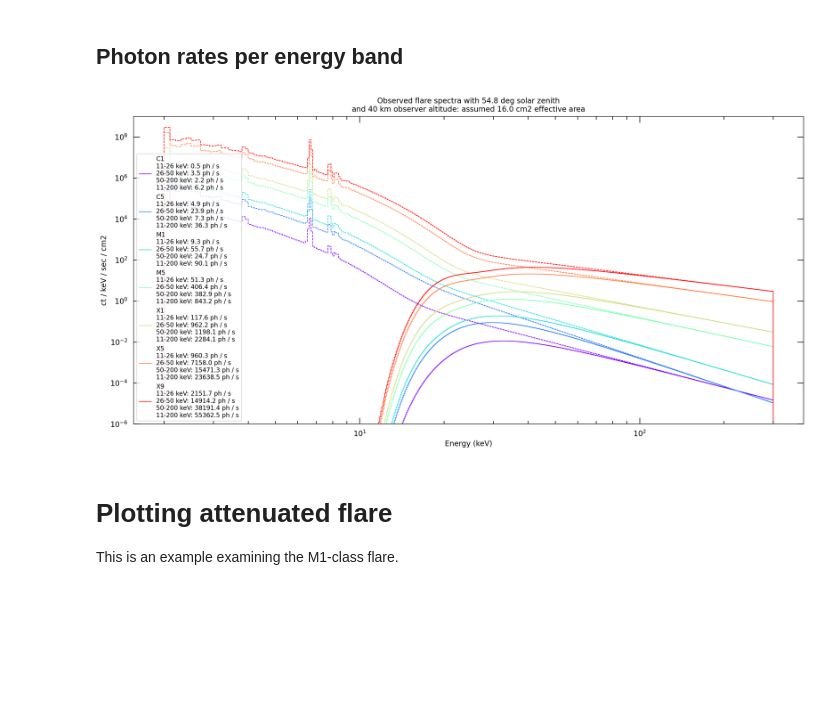
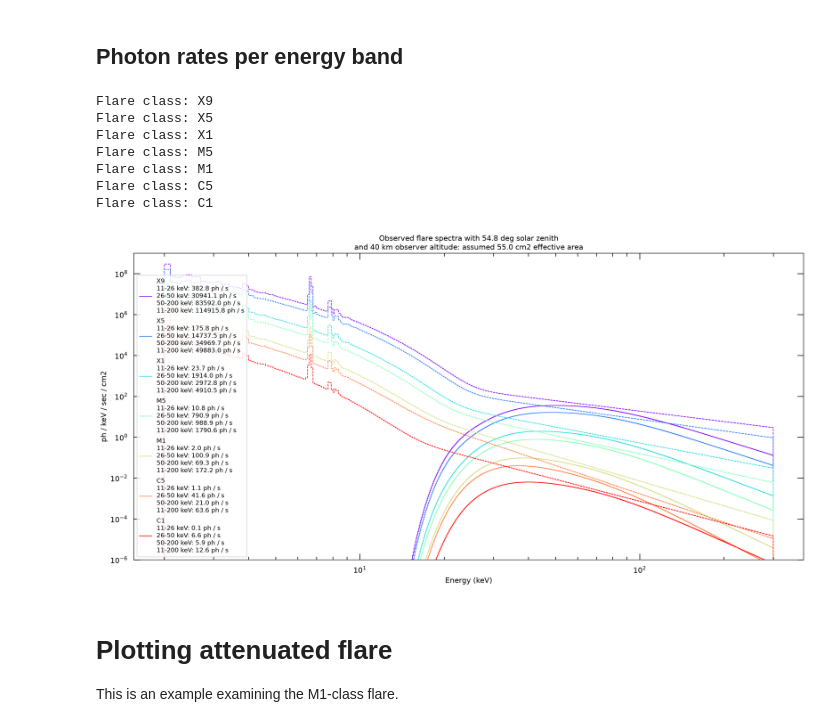
Before and after one commit to umn-impish/analytical-detector-sim, a Jupyter notebook: projects/impish-piggyback/mission_photon_requirements.ipynb, the cells around one changed output. Drawn from its saved outputs; the diff is of its cells as text; code cells hidden in the pictures; blank space fills up the shorter version.

```diff
--- a/projects/impish-piggyback/mission_photon_requirements.ipynb
+++ b/projects/impish-piggyback/mission_photon_requirements.ipynb
@@ -204,43 +239,79 @@ plt.show()
 # %% [markdown]
 ## Photon rates per energy band
 # %%
-flares = ["C1", "C5", "M1", "M5", "X1", "X5", "X9"]
-fig, ax = plt.subplots(figsize=(16, 8), layout="constrained")
+flare_classes = ["C1", "C5", "M1", "M5", "X1", "X5", "X9"]
 colors = plt.cm.rainbow(np.linspace(0, 1, len(flares)))
+with plt.style.context(style_file):
+    fig, ax = plt.subplots(figsize=(16, 8), layout="constrained")
 
-for i, flare in enumerate(flares):
-    file = os.path.join(in_dir, f"{flare}-layer-attenuation-zenith54.8deg/40.0km.pkl")
+for i, flare_class in enumerate(reversed(flare_classes)):
+    print("Flare class:", flare_class)
+    file = os.path.join(
+        in_dir, f"{flare_class}-layer-attenuation-zenith54.8deg/transmissions.pkl"
+    )
     with open(file, "rb") as infile:
-        attenuated = pickle.load(infile)
+        transmission_data = pickle.load(infile)
 
-    label = f"{flare}"
+    flare: flares.Flare = transmission_data["input"]
+    impish_response_vec = impish_stack.generate("yap").compute_absorption(
+        flare.energy_edges
+    )
+    cumulative = np.ones_like(transmission_data["layers"][0][1])
+    for altitude, transmission in transmission_data["layers"]:
+        cumulative *= transmission
+        if altitude <= final_depth:
+            break
+    attenuated = cast(u.Quantity, flare.all_emission * cumulative) * impish_response_vec
+
+
+
+    label = f"{flare_class}"
     # ranges = [ (10, 40) * u.keV, (40, 80) * u.keV, (80, 300) * u.keV, (10, 300) * u.keV]
     ranges = [(11, 26) * u.keV, (26, 50) * u.keV, (50, 200) * u.keV, (11, 200) * u.keV]
     for energy_range in ranges:
-        edges = attenuated.energy_edges
-        spectrum = attenuated.flare
+        edges = flare.energy_edges
         filt_spectrum, filt_edges = filter_histogram_bins(
-            spectrum, edges, energy_range.value
+            attenuated, edges, *energy_range
         )
 
-        filt_edges = filt_edges * u.keV
-        filt_spectrum = filt_spectrum * u.ph / u.s / (u.cm**2) / u.keV
+        filt_edges = filt_edges
         plate_xray_cps = np.sum(filt_spectrum * np.diff(filt_edges) * effective_area)
 
         label += f"\n{energy_range[0].value:.0f}-{energy_range[1].value:.0f} {energy_range[0].unit}: {plate_xray_cps.value:.1f} {plate_xray_cps.unit}"
 
-    original = generate_flare_spectrum(flare)
-    ax = plot_spectrum(attenuated, ax=ax, color=colors[i], label=label)
-    plot_spectrum(original, ax=ax, color=colors[i], ls="--")
+
+    plot_spectrum(
+        attenuated,
+        flare.energy_edges,
+        goes=flare_class,
+        ax=ax,
+        color=colors[i],
+        label=label,
+    )
+    plot_spectrum(
+        flare.all_emission,
+        flare.energy_edges,
+        goes=flare_class,
+        ax=ax,
+        color=colors[i],
+        ls="--",
+    )
 
 ax.set_title(
     f"Observed flare spectra with 54.8 deg solar zenith\nand 40 km observer altitude: assumed {(effective_area<<u.cm**2).value} cm2 effective area"
 )
 ax.legend()
-plt.savefig(os.path.join(in_dir, "count_rates_energy_bands.png"))
+plt.savefig(os.path.join(in_dir, "count_rates_energy_bands.png"), dpi=400)
 plt.show()
 # %% [output]
+Flare class: X9
+Flare class: X5
+Flare class: X1
+Flare class: M5
+Flare class: M1
+Flare class: C5
+Flare class: C1
-[figure, old version]
+[figure, new version]
 # %% [markdown]
 # Plotting attenuated flare
 
```
Also changed, not shown: parts of 10 cells of this notebook.
